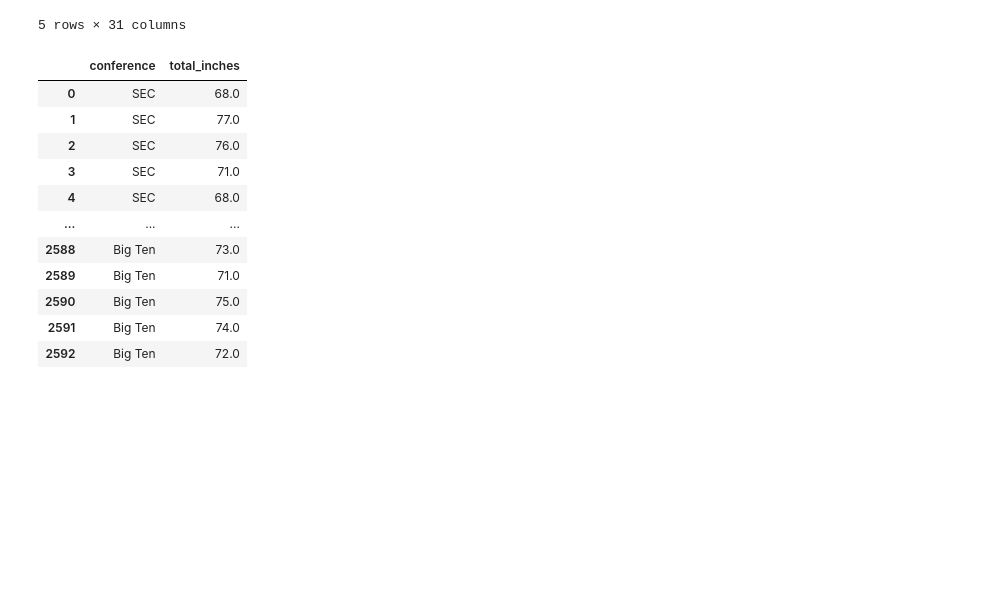
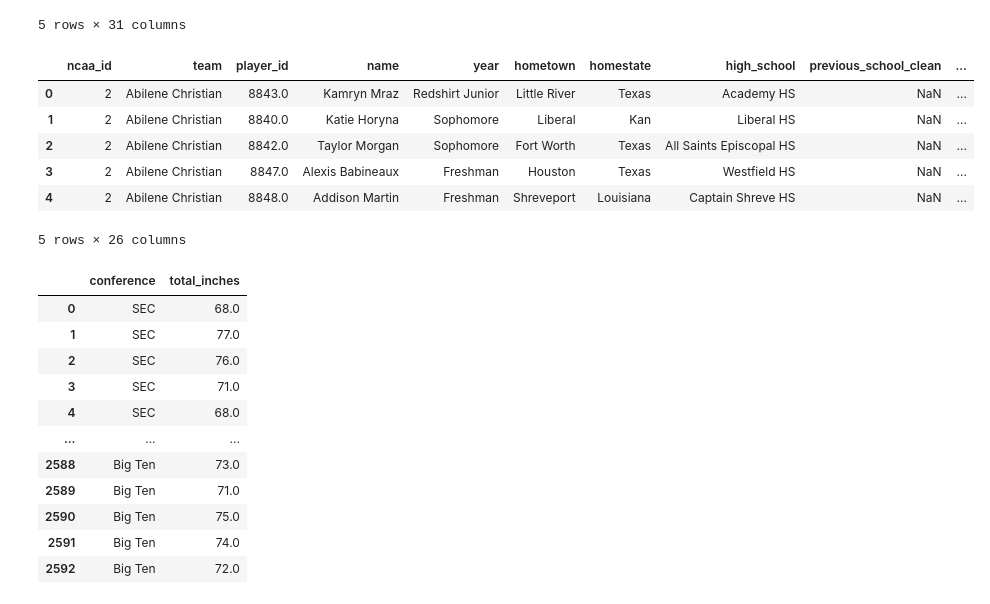
Before and after one commit to aimeejohnson/ncaa-basketball-capstone, a Jupyter notebook: notebooks/rosters.ipynb, the cells around one changed output. Cells and saved outputs as stored; diff of their text form; code cells hidden in the pictures; blank space fills up the shorter version.

```diff
--- a/notebooks/rosters.ipynb
+++ b/notebooks/rosters.ipynb
@@ -461,6 +461,16 @@ wbb2324.head()
 | 3 | 2 | Abilene Christian | 9802.0 | Zoe Jackson | Junior | McKinney | Texas | Allen HS | Butler | ... |
 | 4 | 2 | Abilene Christian | 9803.0 | Meredith Mayes | Freshman | Bixby | Okla | Bixby HS | NaN | ... |
 5 rows × 31 columns
+# %%
+wbb2122.head()
+# %% [output]
+|  | ncaa_id | team | player_id | name | year | hometown | homestate | high_school | previous_school_clean | ... |
+| 0 | 2 | Abilene Christian | 8843.0 | Kamryn Mraz | Redshirt Junior | Little River | Texas | Academy HS | NaN | ... |
+| 1 | 2 | Abilene Christian | 8840.0 | Katie Horyna | Sophomore | Liberal | Kan | Liberal HS | NaN | ... |
+| 2 | 2 | Abilene Christian | 8842.0 | Taylor Morgan | Sophomore | Fort Worth | Texas | All Saints Episcopal HS | NaN | ... |
+| 3 | 2 | Abilene Christian | 8847.0 | Alexis Babineaux | Freshman | Houston | Texas | Westfield HS | NaN | ... |
+| 4 | 2 | Abilene Christian | 8848.0 | Addison Martin | Freshman | Shreveport | Louisiana | Captain Shreve HS | NaN | ... |
+5 rows × 26 columns
 # %%
 height_2324 = wbb2324[wbb2324['conference'].isin(['ACC','Big Ten', 'Big 12', 'Pac-12', 'SEC'])][['conference','total_inches']]
 height_2223 = wbb2223[wbb2223['conference'].isin(['ACC','Big Ten', 'Big 12', 'Pac-12', 'SEC'])][['conference','total_inches']]
```
Also changed, not shown: parts of 1 cell of this notebook.
